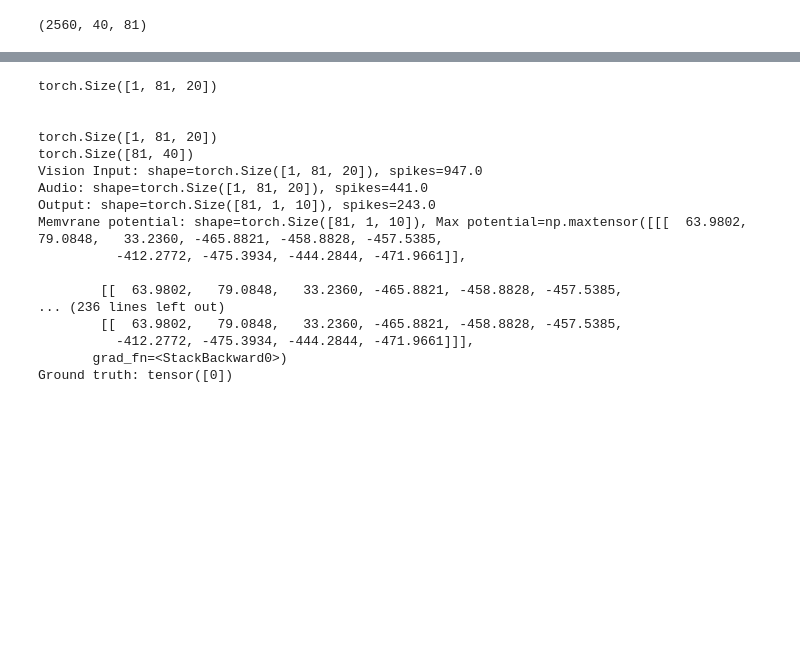
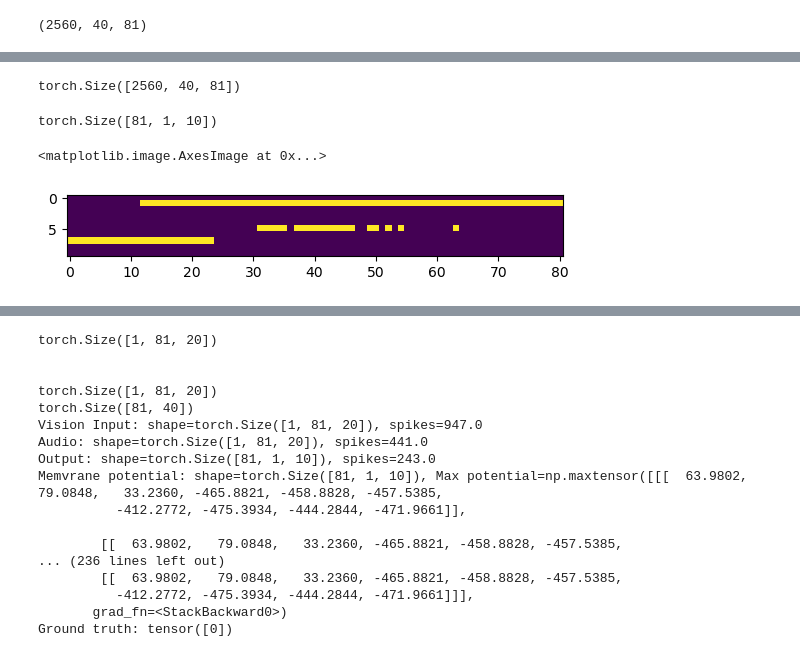
Before and after one commit to dylanmmartins/multimodal-SNN, a Jupyter notebook: population_integration.ipynb, the cells around one changed output, grey strips where cells are left out. Cells and saved outputs as stored; diff of their text form; code cells hidden in the pictures; blank space fills up the shorter version.

```diff
--- a/population_integration.ipynb
+++ b/population_integration.ipynb
@@ -208,0 +127,13 @@ TypeError: Axes.scatter() got multiple values for argument 's'
+# %%
+combined_spikes.shape
+# %% [output]
+torch.Size([2560, 40, 81])
+# %%
+outputs.shape
+# %% [output]
+torch.Size([81, 1, 10])
+# %%
+plt.imshow(outputs.detach().numpy()[:,0,:].T)
+# %% [output]
+<matplotlib.image.AxesImage at 0x...>
+[figure, added]
```
Also changed, not shown: parts of 9 cells of this notebook.
